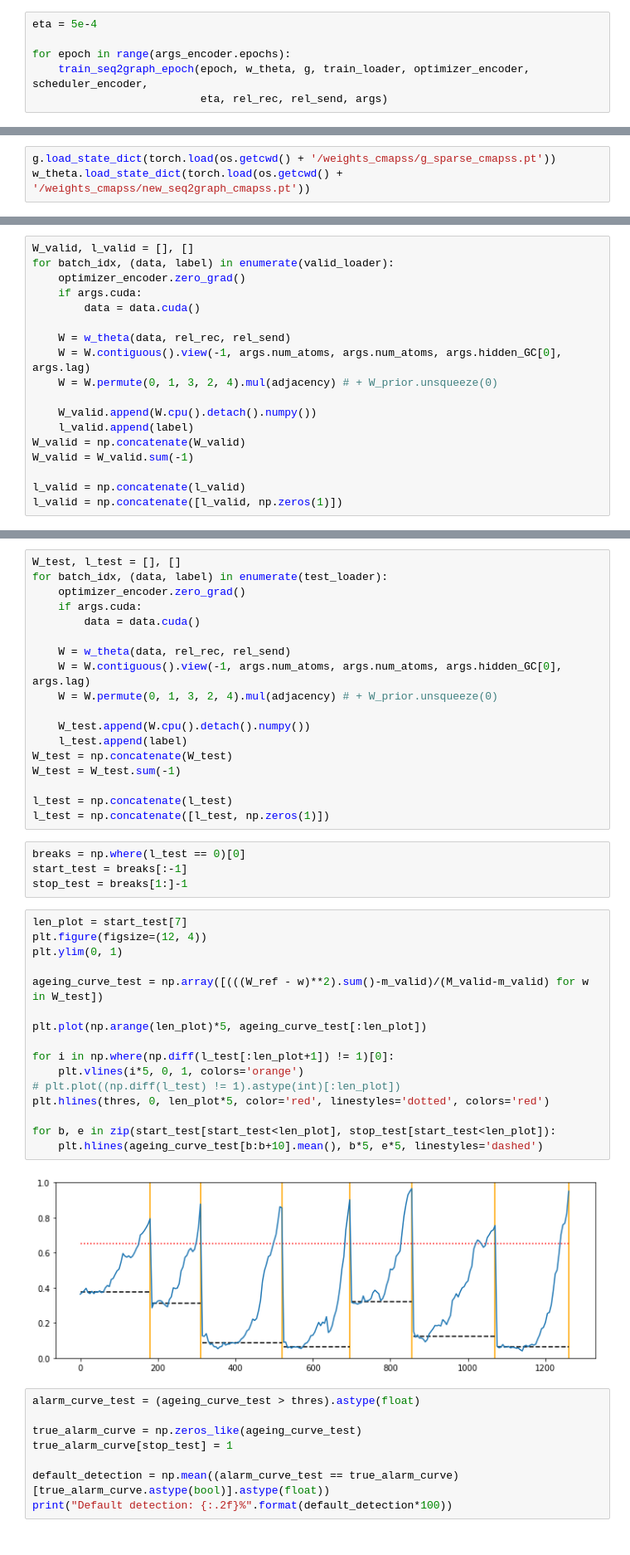
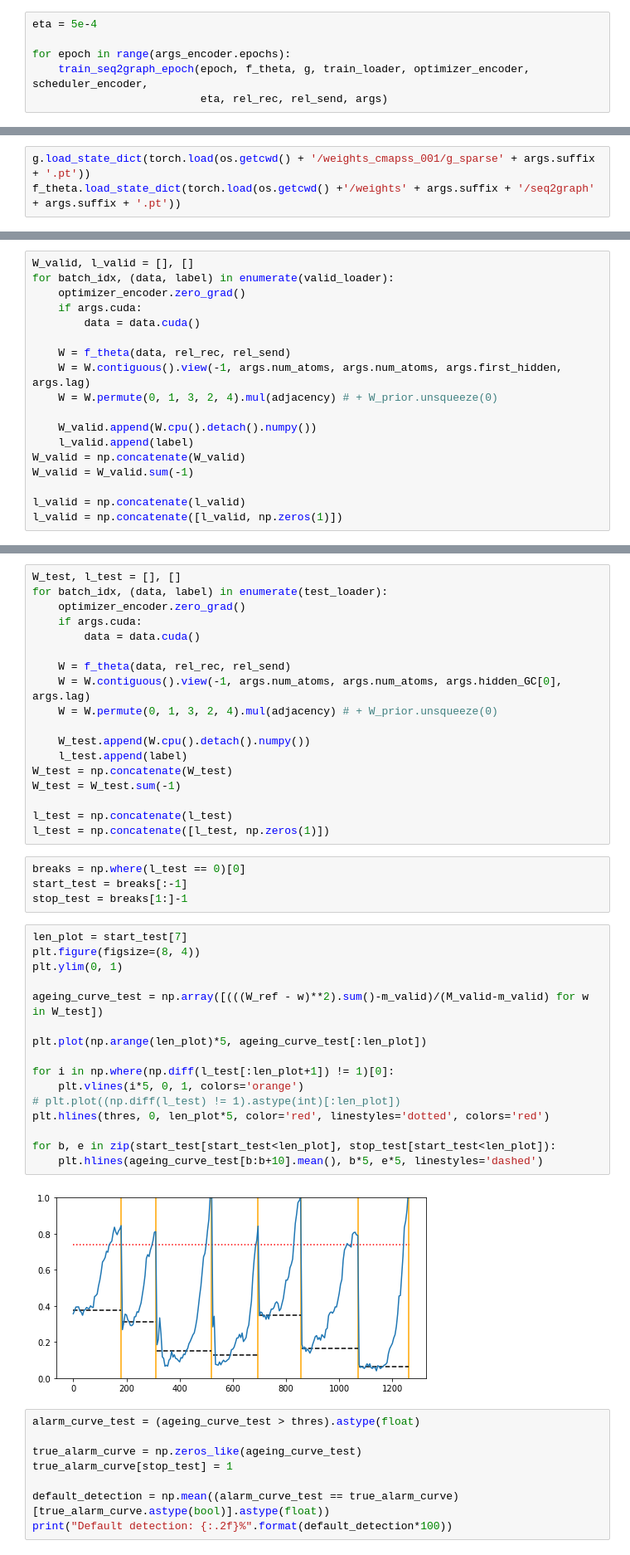
Before and after one commit to anonym-conf-submission/Seq2Graph, a Jupyter notebook: Seq2Graph_cmapss.ipynb, the cells around one changed output, grey strips where cells are left out. Shown at 83% size. Drawn from its saved outputs; the diff is of its cells as text.

```diff
--- a/Seq2Graph_cmapss.ipynb
+++ b/Seq2Graph_cmapss.ipynb
@@ -83,6 +84,6 @@ scheduler_encoder = optim.lr_scheduler.StepLR(optimizer_encoder, step_size=100,
 eta = 5e-4
 
 for epoch in range(args_encoder.epochs):
-    train_seq2graph_epoch(epoch, w_theta, g, train_loader, optimizer_encoder, scheduler_encoder,
+    train_seq2graph_epoch(epoch, f_theta, g, train_loader, optimizer_encoder, scheduler_encoder,
                           eta, rel_rec, rel_send, args)
 # %% [output]
@@ -110,8 +111,8 @@ torch.save(w_theta.state_dict(), os.getcwd() + '/weights_cmapss/new_seq2graph_cm
 # %% [markdown]
 #### Mean time before default
 # %%
-g.load_state_dict(torch.load(os.getcwd() + '/weights_cmapss/g_sparse_cmapss.pt'))
-w_theta.load_state_dict(torch.load(os.getcwd() + '/weights_cmapss/new_seq2graph_cmapss.pt'))
+g.load_state_dict(torch.load(os.getcwd() + '/weights_cmapss_001/g_sparse' + args.suffix + '.pt'))
+f_theta.load_state_dict(torch.load(os.getcwd() +'/weights' + args.suffix + '/seq2graph' + args.suffix + '.pt'))
 # %% [markdown]
 ###### For validation set
 # %%
@@ -121,8 +122,8 @@ for batch_idx, (data, label) in enumerate(valid_loader):
     if args.cuda:
         data = data.cuda()
 
-    W = w_theta(data, rel_rec, rel_send)
-    W = W.contiguous().view(-1, args.num_atoms, args.num_atoms, args.hidden_GC[0], args.lag)
+    W = f_theta(data, rel_rec, rel_send)
+    W = W.contiguous().view(-1, args.num_atoms, args.num_atoms, args.first_hidden, args.lag)
     W = W.permute(0, 1, 3, 2, 4).mul(adjacency) # + W_prior.unsqueeze(0)
 
     W_valid.append(W.cpu().detach().numpy())
@@ -168,7 +169,7 @@ for batch_idx, (data, label) in enumerate(test_loader):
     if args.cuda:
         data = data.cuda()
 
-    W = w_theta(data, rel_rec, rel_send)
+    W = f_theta(data, rel_rec, rel_send)
     W = W.contiguous().view(-1, args.num_atoms, args.num_atoms, args.hidden_GC[0], args.lag)
     W = W.permute(0, 1, 3, 2, 4).mul(adjacency) # + W_prior.unsqueeze(0)
 
@@ -185,22 +186,22 @@ start_test = breaks[:-1]
 stop_test = breaks[1:]-1
 # %%
 len_plot = start_test[7]
-plt.figure(figsize=(12, 4))
+plt.figure(figsize=(8, 4))
 plt.ylim(0, 1)
 
 ageing_curve_test = np.array([(((W_ref - w)**2).sum()-m_valid)/(M_valid-m_valid) for w in W_test])
 
 plt.plot(np.arange(len_plot)*5, ageing_curve_test[:len_plot])
 
 for i in np.where(np.diff(l_test[:len_plot+1]) != 1)[0]:
     plt.vlines(i*5, 0, 1, colors='orange')
 # plt.plot((np.diff(l_test) != 1).astype(int)[:len_plot])
 plt.hlines(thres, 0, len_plot*5, color='red', linestyles='dotted', colors='red')
 
 for b, e in zip(start_test[start_test<len_plot], stop_test[start_test<len_plot]):
     plt.hlines(ageing_curve_test[b:b+10].mean(), b*5, e*5, linestyles='dashed')
 # %% [output]
-[figure, old version]
+[figure, new version]
 # %%
 alarm_curve_test = (ageing_curve_test > thres).astype(float)
 
```
Also changed, not shown: parts of 11 cells of this notebook, 5 other files.
